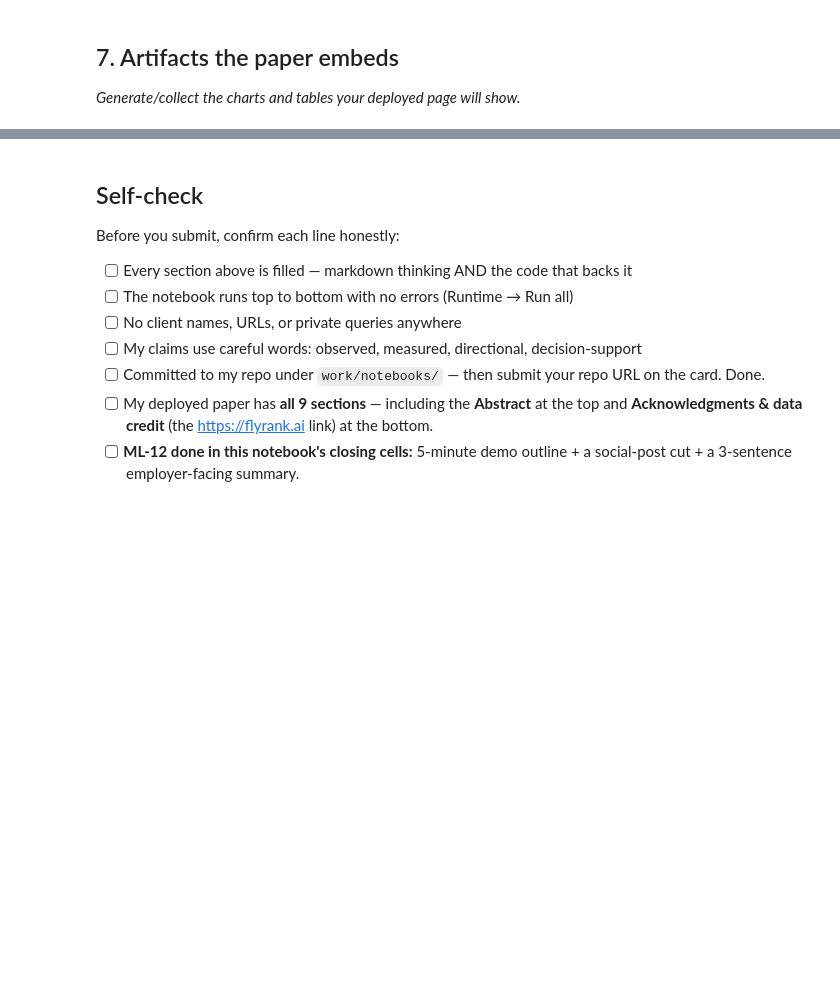
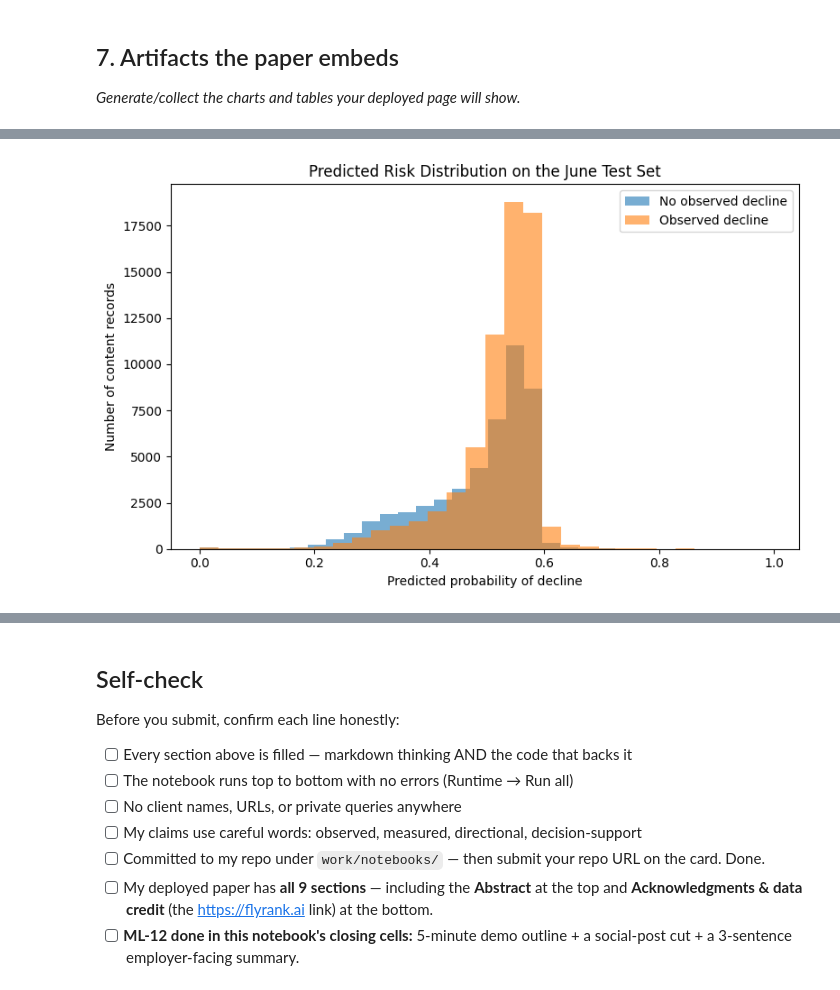
Before and after one commit to Jaivarshini-06/flyrank-ml-internship-jaivarshini, a Jupyter notebook: work/notebooks/capstone.ipynb, the cells around one changed output, grey strips where cells are left out. Saved outputs shown, nothing was run; the diff lists cells and outputs as text; code cells hidden in the pictures; blank space fills up the shorter version.

```diff
--- a/work/notebooks/capstone.ipynb
+++ b/work/notebooks/capstone.ipynb
@@ -264,0 +716,27 @@ First 3 rows:
+# %%
+import matplotlib.pyplot as plt
+
+plt.figure(figsize=(8, 5))
+
+plt.hist(
+    probs[y_test.to_numpy() == 0],
+    bins=30,
+    alpha=0.6,
+    label="No observed decline"
+)
+
+plt.hist(
+    probs[y_test.to_numpy() == 1],
+    bins=30,
+    alpha=0.6,
+    label="Observed decline"
+)
+
+plt.xlabel("Predicted probability of decline")
+plt.ylabel("Number of content records")
+plt.title("Predicted Risk Distribution on the June Test Set")
+plt.legend()
+plt.tight_layout()
+plt.show()
+# %% [output]
+[figure, added]
```
Also changed, not shown: parts of 16 cells of this notebook.
